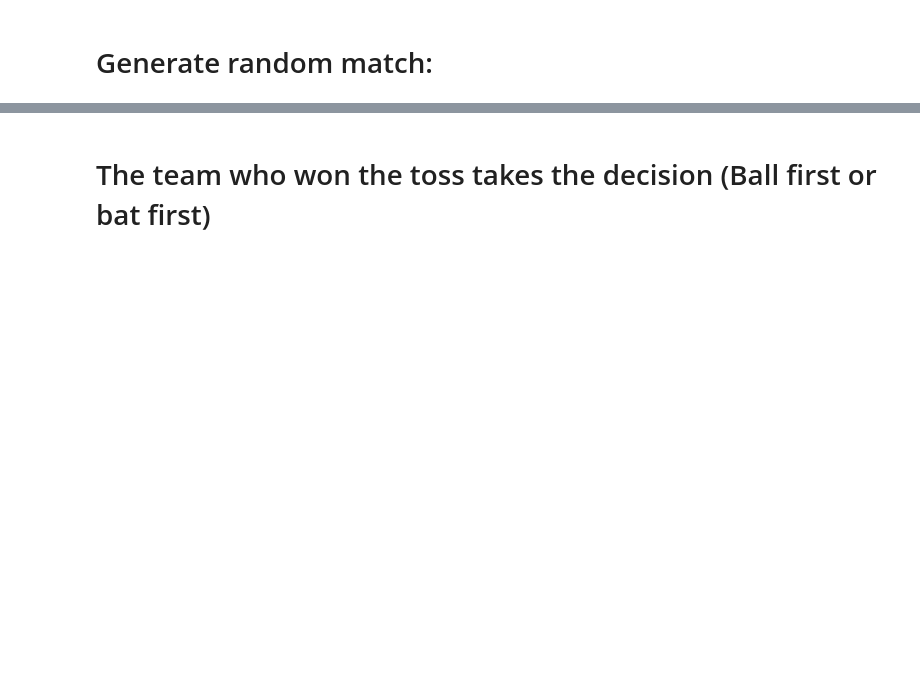
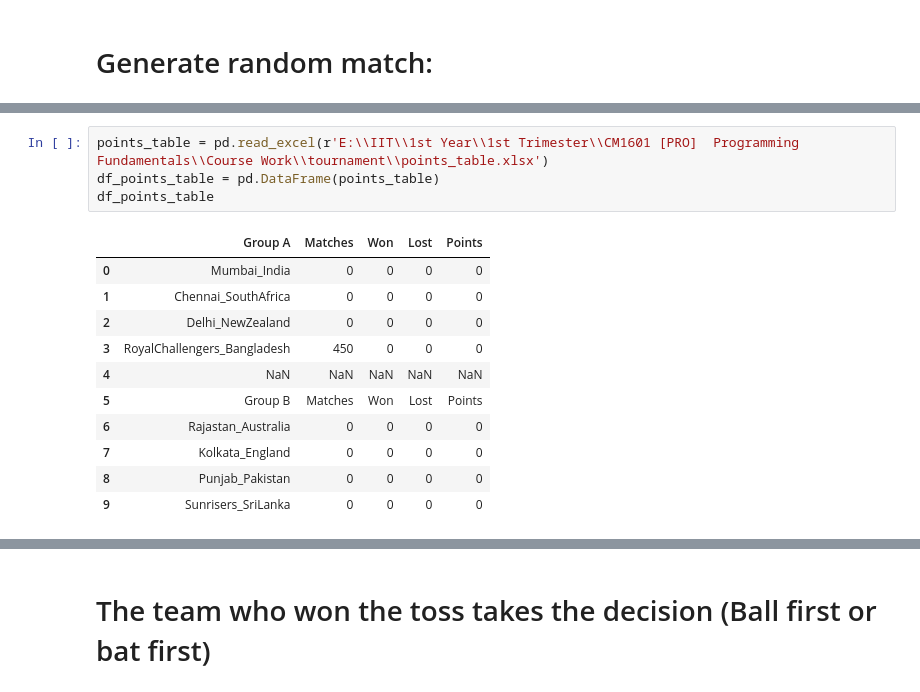
Before and after one commit to Nadun999/Cricket_Match_Simulator, a Jupyter notebook: backup/coursework.ipynb, the cells around one changed output, grey strips where cells are left out. Cells and saved outputs as stored; diff of their text form; blank space fills up the shorter version.

```diff
--- a/backup/coursework.ipynb
+++ b/backup/coursework.ipynb
@@ -91,0 +404,16 @@ print(match_between)
+# %%
+points_table = pd.read_excel(r'E:\\IIT\\1st Year\\1st Trimester\\CM1601 [PRO]  Programming Fundamentals\\Course Work\\tournament\\points_table.xlsx')
+df_points_table = pd.DataFrame(points_table)
+df_points_table
+# %% [output]
+|  | Group A | Matches | Won | Lost | Points |
+| 0 | Mumbai_India | 0 | 0 | 0 | 0 |
+| 1 | Chennai_SouthAfrica | 0 | 0 | 0 | 0 |
+| 2 | Delhi_NewZealand | 0 | 0 | 0 | 0 |
+| 3 | RoyalChallengers_Bangladesh | 450 | 0 | 0 | 0 |
+| 4 | NaN | NaN | NaN | NaN | NaN |
+| 5 | Group B | Matches | Won | Lost | Points |
+| 6 | Rajastan_Australia | 0 | 0 | 0 | 0 |
+| 7 | Kolkata_England | 0 | 0 | 0 | 0 |
+| 8 | Punjab_Pakistan | 0 | 0 | 0 | 0 |
+| 9 | Sunrisers_SriLanka | 0 | 0 | 0 | 0 |
```
Also changed, not shown: parts of 32 cells of this notebook, 12 other files.
